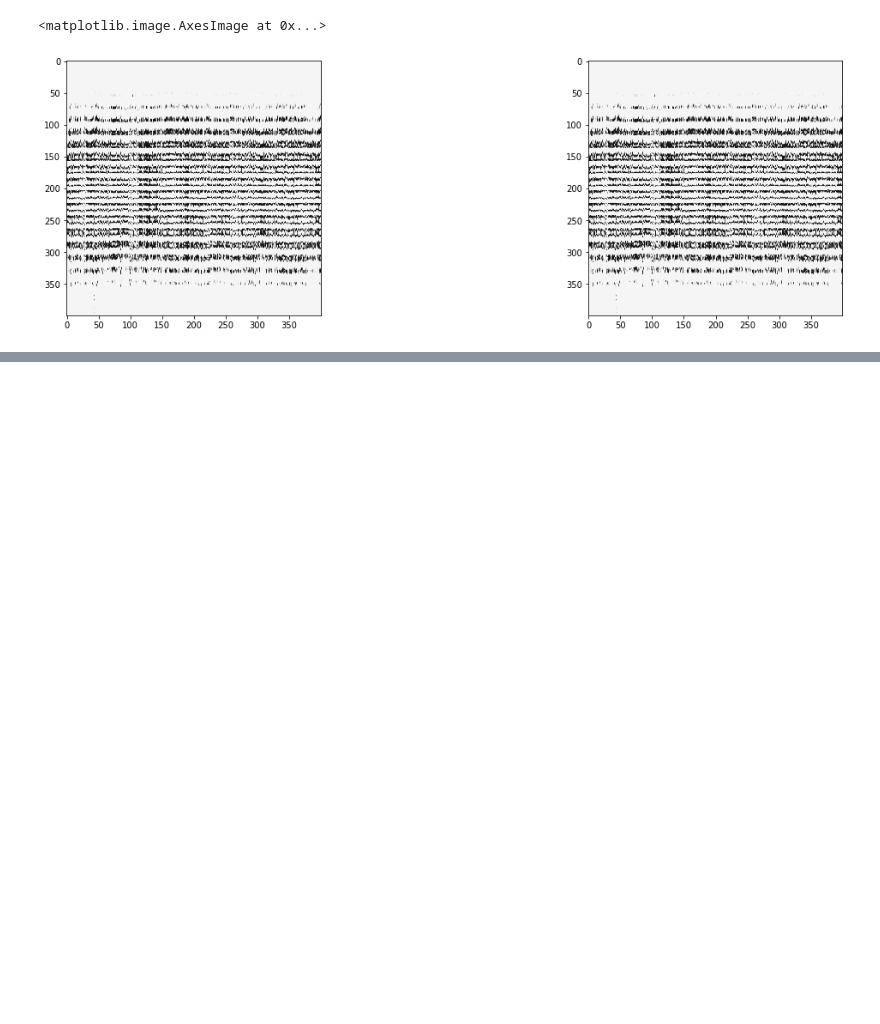
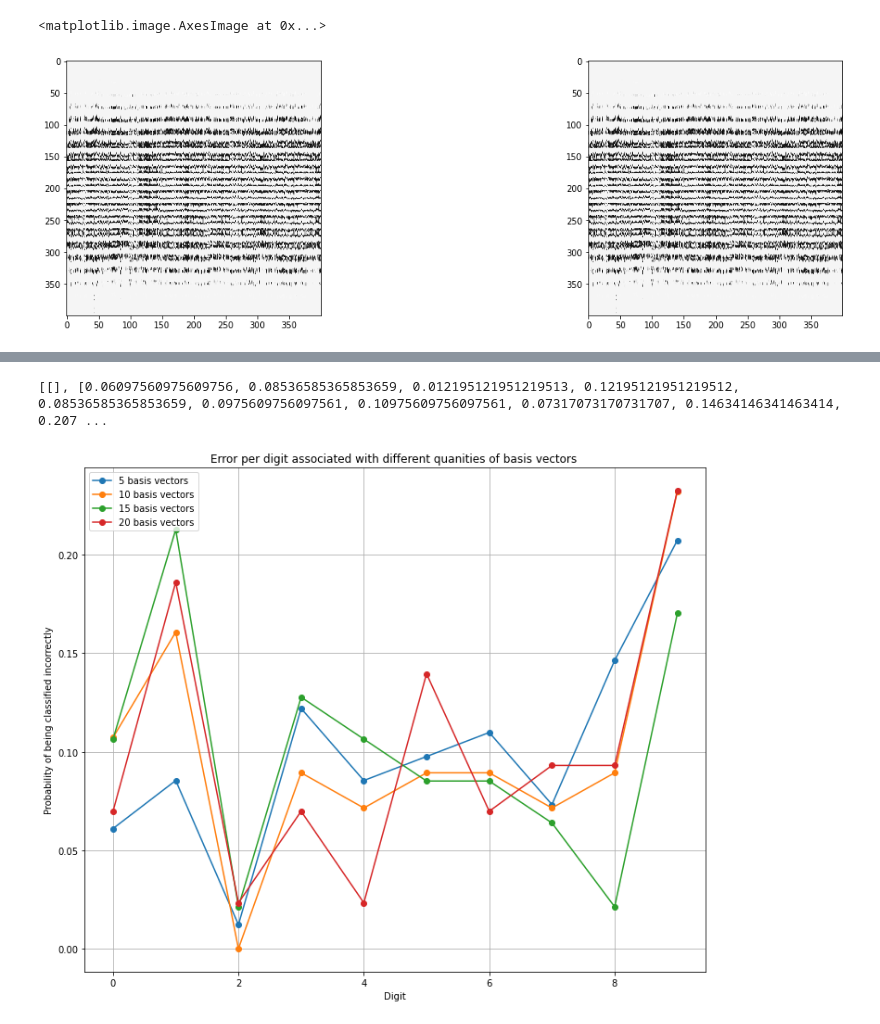
Before and after one commit to qherm/math425-final-project, a Jupyter notebook: Problem 3.ipynb, the cells around one changed output, grey strips where cells are left out. Cells and saved outputs as stored; diff of their text form; code cells hidden in the pictures; blank space fills up the shorter version.

```diff
--- a/Problem 3.ipynb
+++ b/Problem 3.ipynb
@@ -215,0 +225,19 @@ print(incorrect_samples)
+# %%
+print(Basis_errors)
+#show behavior of different basis
+fig, ax = plt.subplots(figsize=(12, 10))
+x=np.arange(10)
+plt.title("Error per digit associated with different quanities of basis vectors ")
+plt.xlabel("Digit")
+plt.ylabel("Probability of being classified incorrectly")
+
+ax.plot(x,Basis_errors[1],'o-',label ="5 basis vectors")
+ax.plot(x,Basis_errors[2],'o-',label ="10 basis vectors")
+ax.plot(x,Basis_errors[3],'o-',label ="15 basis vectors")
+ax.plot(x,Basis_errors[4],'o-',label ="20 basis vectors")
+plt.legend(['5 basis vectors', '10 basis vectors', '15 basis vectors', '20 basis vectors'], loc='upper left')
+plt.grid()
+plt.show()
+# %% [output]
+[[], [0.06097560975609756, 0.08536585365853659, 0.012195121951219513, 0.12195121951219512, 0.08536585365853659, 0.0975609756097561, 0.10975609756097561, 0.07317073170731707, 0.14634146341463414, 0.207 ...
+[figure, added]
```
Also changed, not shown: parts of 15 cells of this notebook.
